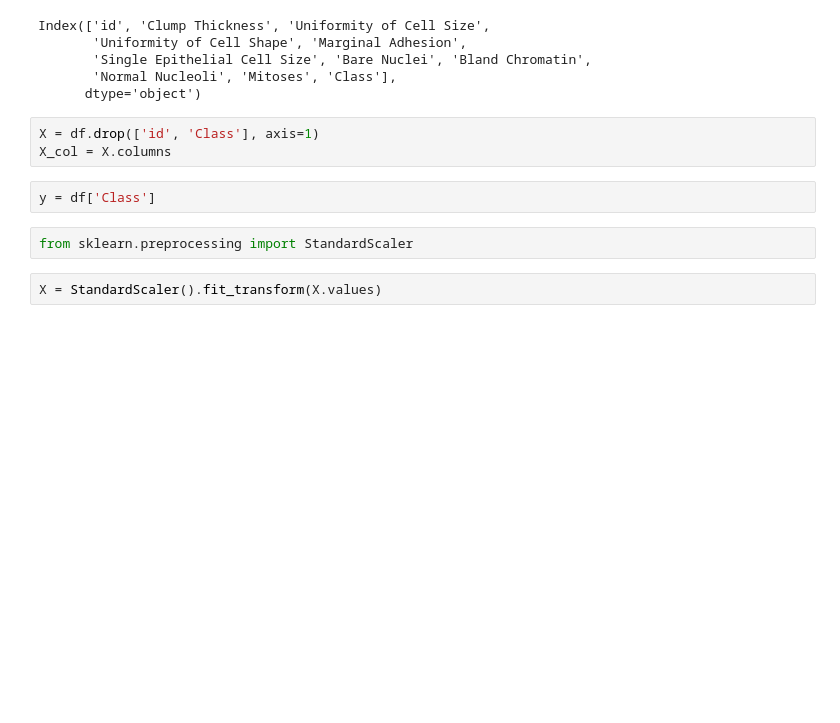
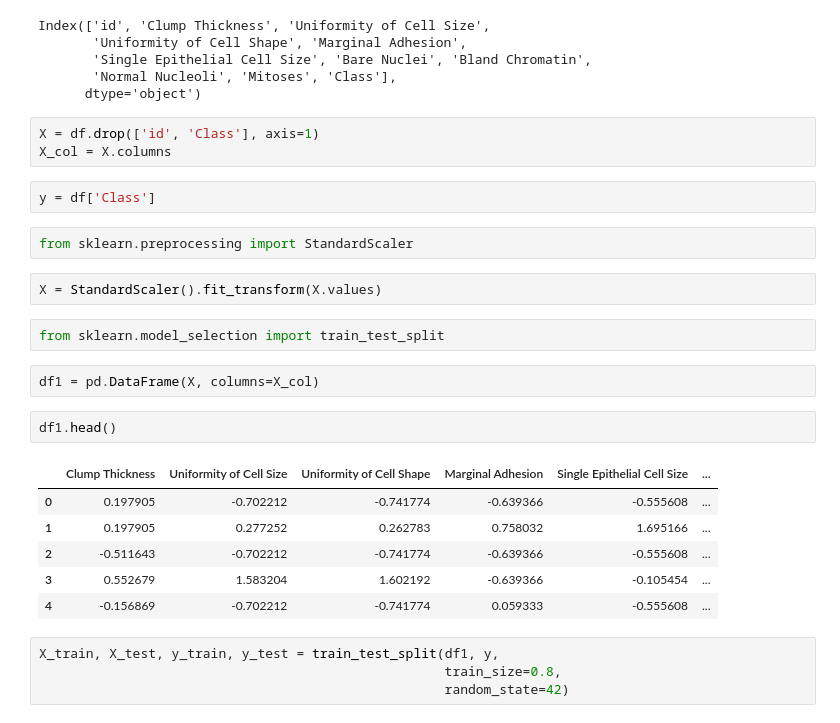
Before and after one commit to Aquilll/machineLearning, a Jupyter notebook: cancer-detection/cancer.ipynb, the cells around one changed output. Saved outputs shown, nothing was run; the diff lists cells and outputs as text; blank space fills up the shorter version.

```diff
--- a/cancer-detection/cancer.ipynb
+++ b/cancer-detection/cancer.ipynb
@@ -134,3 +134,20 @@ y = df['Class']
 from sklearn.preprocessing import StandardScaler
 # %%
 X = StandardScaler().fit_transform(X.values)
+# %%
+from sklearn.model_selection import train_test_split
+# %%
+df1 = pd.DataFrame(X, columns=X_col)
+# %%
+df1.head()
+# %% [output]
+|  | Clump Thickness | Uniformity of Cell Size | Uniformity of Cell Shape | Marginal Adhesion | Single Epithelial Cell Size | ... |
+| 0 | 0.197905 | -0.702212 | -0.741774 | -0.639366 | -0.555608 | ... |
+| 1 | 0.197905 | 0.277252 | 0.262783 | 0.758032 | 1.695166 | ... |
+| 2 | -0.511643 | -0.702212 | -0.741774 | -0.639366 | -0.555608 | ... |
+| 3 | 0.552679 | 1.583204 | 1.602192 | -0.639366 | -0.105454 | ... |
+| 4 | -0.156869 | -0.702212 | -0.741774 | 0.059333 | -0.555608 | ... |
+# %%
+X_train, X_test, y_train, y_test = train_test_split(df1, y,
+                                                    train_size=0.8,
+                                                    random_state=42)
```
Also changed, not shown: parts of 10 cells of this notebook.
